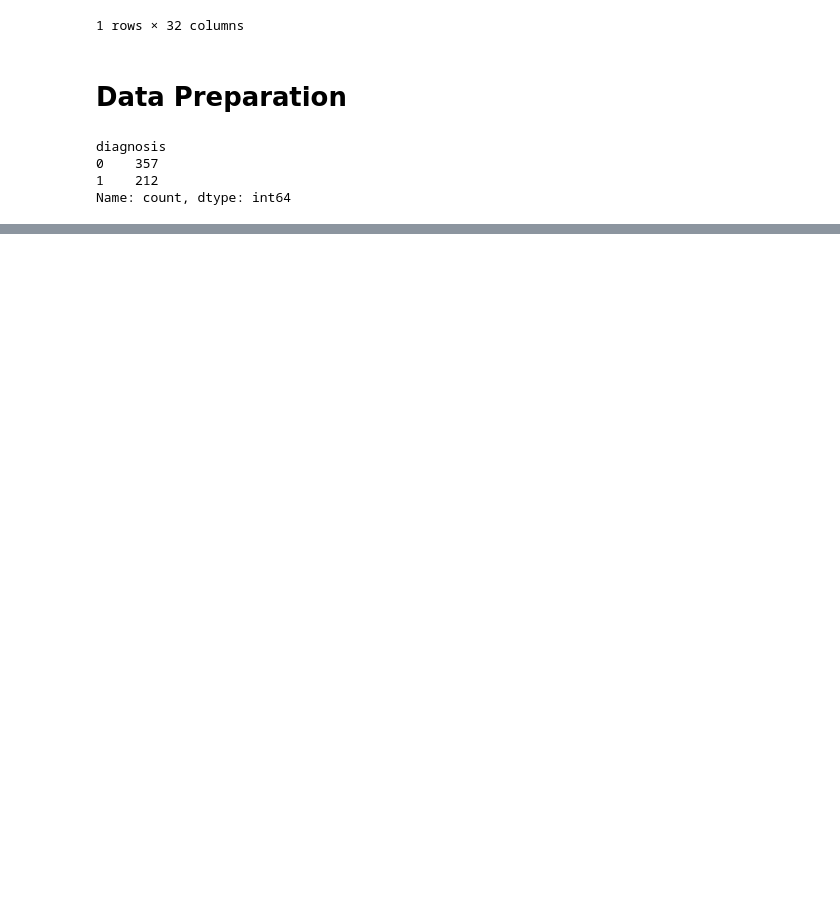
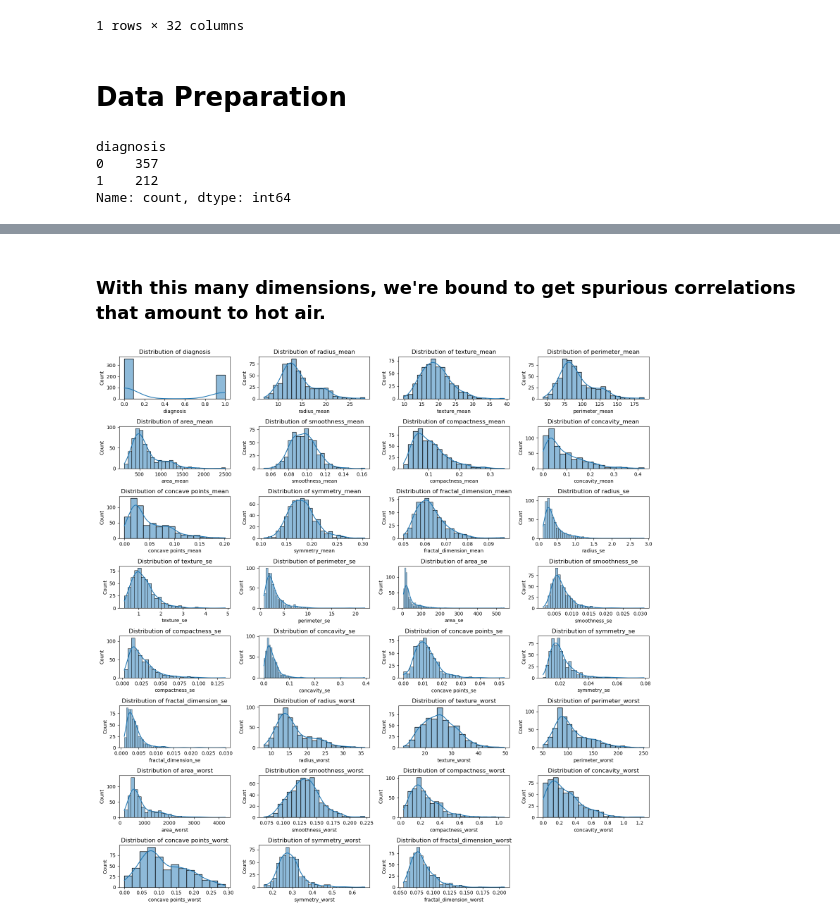
Before and after one commit to MaukanMir/Breast-Cancer-Classifier-Part-Two, a Jupyter notebook: training.ipynb, the cells around one changed output, grey strips where cells are left out. Saved outputs shown, nothing was run; the diff lists cells and outputs as text; code cells hidden in the pictures; blank space fills up the shorter version.

```diff
--- a/training.ipynb
+++ b/training.ipynb
@@ -225,0 +237,14 @@ Name: count, dtype: int64
+# %% [markdown]
+### With this many dimensions, we're bound to get spurious correlations that amount to hot air.
+# %%
+col_values = len(df.columns)
+rows = (col_values+3)//4
+plt.figure(figsize=(16,16))
+for idx, col in enumerate(df.columns):
+  plt.subplot(rows, 4, idx+1)
+  sns.histplot(df[col], kde=True)
+  plt.title(f"Distribution of {col}")
+  plt.tight_layout()
+  plt.plot()
+# %% [output]
+[figure, added]
```
Also changed, not shown: parts of 3 cells of this notebook.
